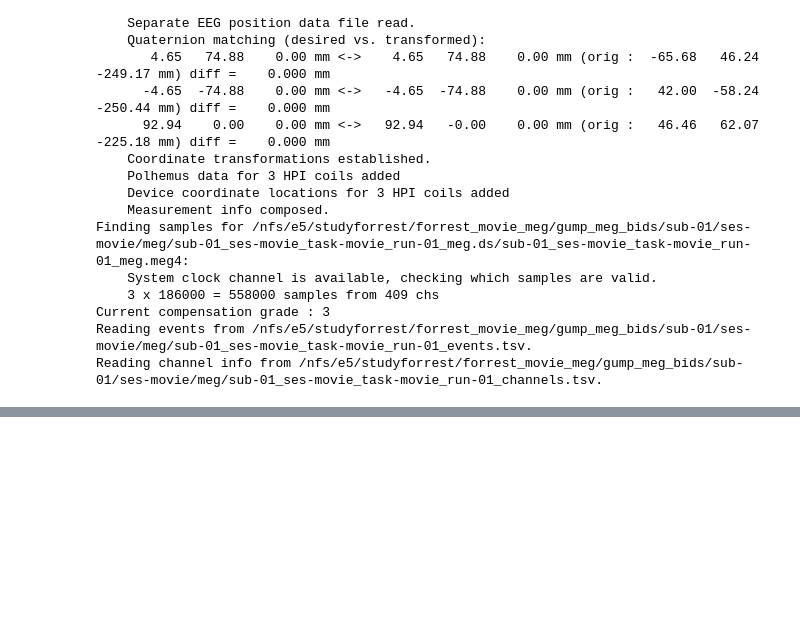
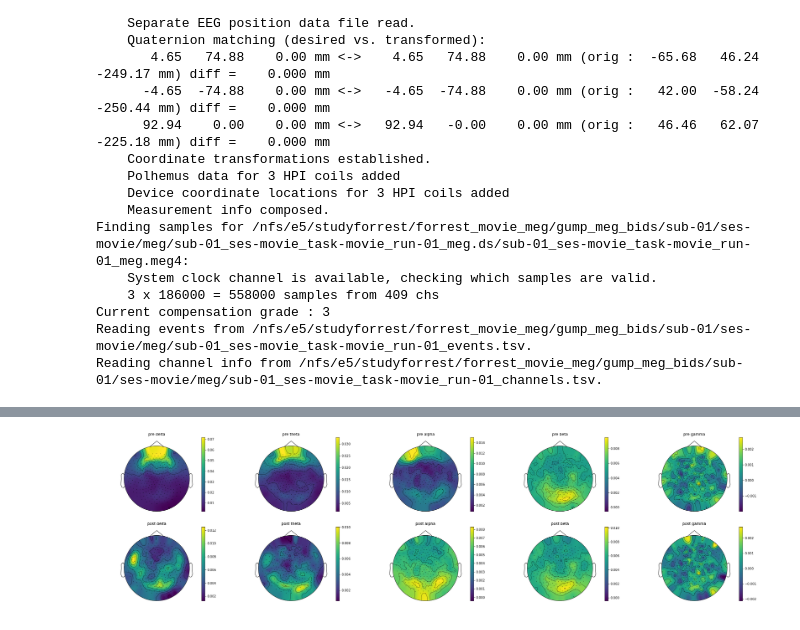
Before and after one commit to BNUCNL/MEG_Gump, a Jupyter notebook: tech_val/06_plot_ISC_figure.ipynb, the cells around one changed output, grey strips where cells are left out. Cells and saved outputs as stored; diff of their text form; code cells hidden in the pictures; blank space fills up the shorter version.

```diff
--- a/tech_val/06_plot_ISC_figure.ipynb
+++ b/tech_val/06_plot_ISC_figure.ipynb
@@ -113,15 +114,17 @@ for band in band_names:
 # %%
 # integrate to 1 figure
 pre_img_list = []
 post_img_list = []
-for band_n in band:
+for band_n in band_names:
     pre_img_list.append(Image.open(pjoin(bandISC_dir, f'pre {band_n}.png')))
     post_img_list.append(Image.open(pjoin(bandISC_dir, f'post {band_n}.png')))
 
 width, height = pre_img_list[0].size
 full_img = Image.new(pre_img_list[0].mode, (width*5, height*2), (255,255,255))
 for i in np.arange(5):
     full_img.paste(pre_img_list[i], box=(width*i, 0))
     full_img.paste(post_img_list[i], box=(width*i, height))
 full_img.save(pjoin(bandISC_dir, 'total_bandISC.png'))
 full_img
+# %% [output]
+[figure, added]
```
Also changed, not shown: parts of 2 cells of this notebook, 1 other file.
